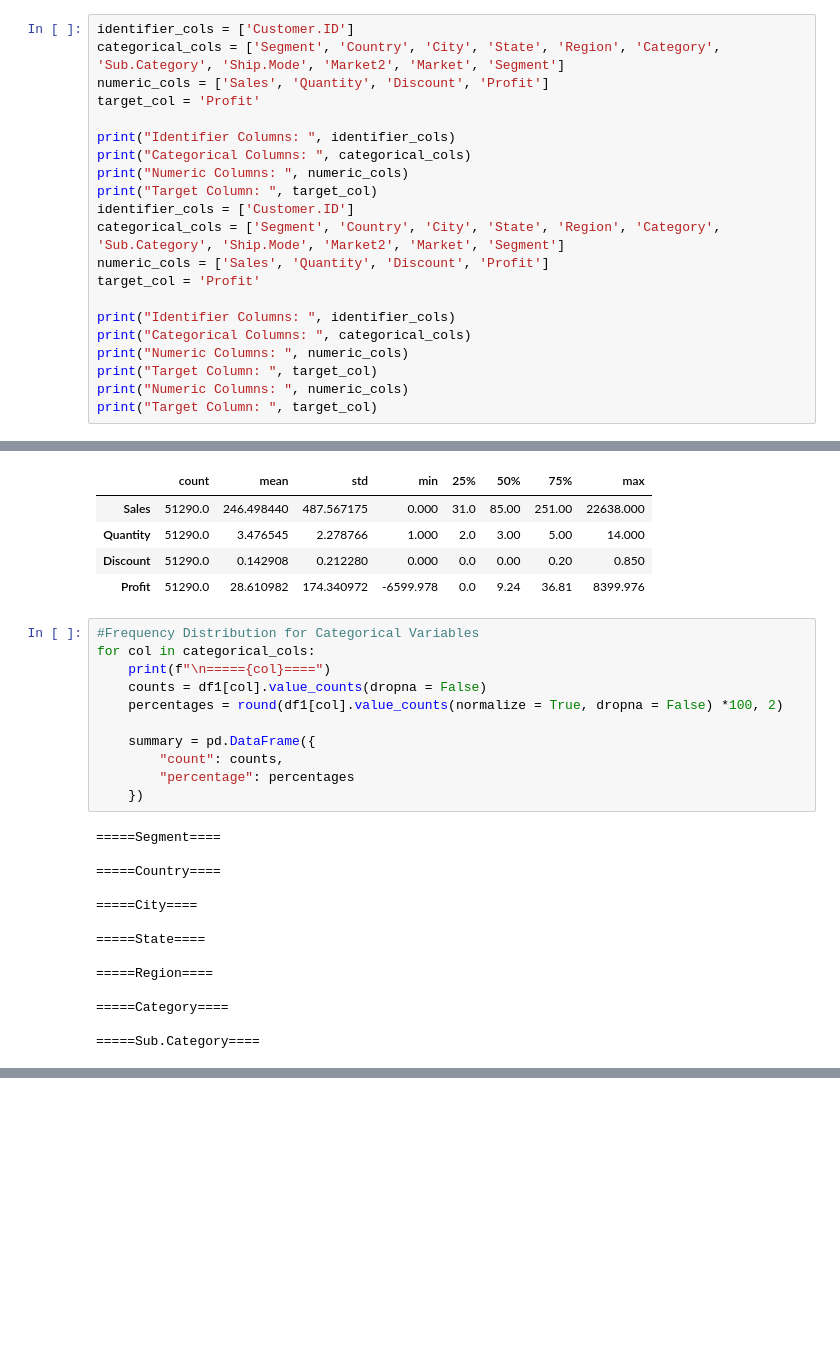
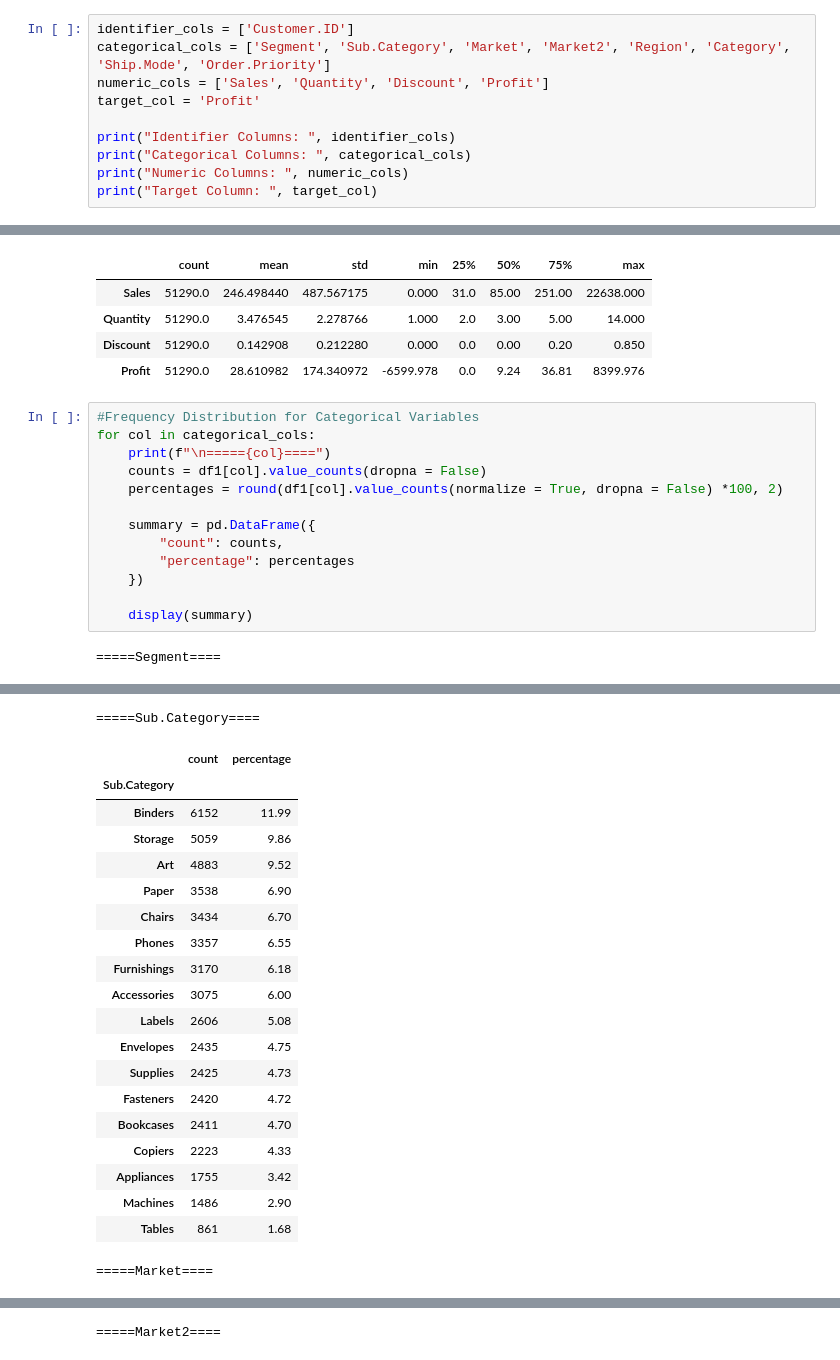
Before and after one commit to nayan-letscreate/HV-Projects, a Jupyter notebook: Graded Assignment on Exploratory Data Analysis.ipynb, the cells around one changed output, grey strips where cells are left out. Cells and saved outputs as stored; diff of their text form; blank space fills up the shorter version.

```diff
--- a/Graded Assignment on Exploratory Data Analysis.ipynb
+++ b/Graded Assignment on Exploratory Data Analysis.ipynb
@@ -96,7 +99,7 @@ range_check
 | Discount | 0.0 | 0.85 |
 # %%
 identifier_cols = ['Customer.ID']
-categorical_cols = ['Segment', 'Country', 'City', 'State', 'Region', 'Category', 'Sub.Category', 'Ship.Mode', 'Market2', 'Market', 'Segment']
+categorical_cols = ['Segment', 'Sub.Category', 'Market', 'Market2', 'Region', 'Category', 'Ship.Mode', 'Order.Priority']
 numeric_cols = ['Sales', 'Quantity', 'Discount', 'Profit']
 target_col = 'Profit'
 
@@ -104,16 +107,5 @@ print("Identifier Columns: ", identifier_cols)
 print("Categorical Columns: ", categorical_cols)
 print("Numeric Columns: ", numeric_cols)
 print("Target Column: ", target_col)
-identifier_cols = ['Customer.ID']
-categorical_cols = ['Segment', 'Country', 'City', 'State', 'Region', 'Category', 'Sub.Category', 'Ship.Mode', 'Market2', 'Market', 'Segment']
-numeric_cols = ['Sales', 'Quantity', 'Discount', 'Profit']
-target_col = 'Profit'
-
-print("Identifier Columns: ", identifier_cols)
-print("Categorical Columns: ", categorical_cols)
-print("Numeric Columns: ", numeric_cols)
-print("Target Column: ", target_col)
-print("Numeric Columns: ", numeric_cols)
-print("Target Column: ", target_col)
 # %% [output]
 Identifier Columns:  ['Customer.ID']
@@ -144,17 +133,7 @@ for col in categorical_cols:
         "count": counts,
         "percentage": percentages
     })
+
+    display(summary)
 # %% [output]
 =====Segment====
-
-=====Country====
-
-=====City====
-
-=====State====
-
-=====Region====
-
-=====Category====
-
-=====Sub.Category====
@@ -160,0 +145,21 @@ for col in categorical_cols:
+=====Sub.Category====
+|  | count | percentage |
+| Sub.Category |  |  |
+| Binders | 6152 | 11.99 |
+| Storage | 5059 | 9.86 |
+| Art | 4883 | 9.52 |
+| Paper | 3538 | 6.90 |
+| Chairs | 3434 | 6.70 |
+| Phones | 3357 | 6.55 |
+| Furnishings | 3170 | 6.18 |
+| Accessories | 3075 | 6.00 |
+| Labels | 2606 | 5.08 |
+| Envelopes | 2435 | 4.75 |
+| Supplies | 2425 | 4.73 |
+| Fasteners | 2420 | 4.72 |
+| Bookcases | 2411 | 4.70 |
+| Copiers | 2223 | 4.33 |
+| Appliances | 1755 | 3.42 |
+| Machines | 1486 | 2.90 |
+| Tables | 861 | 1.68 |
+=====Market====
@@ -160,0 +175 @@ for col in categorical_cols:
+=====Market2====
```
Also changed, not shown: parts of 4 cells of this notebook.
